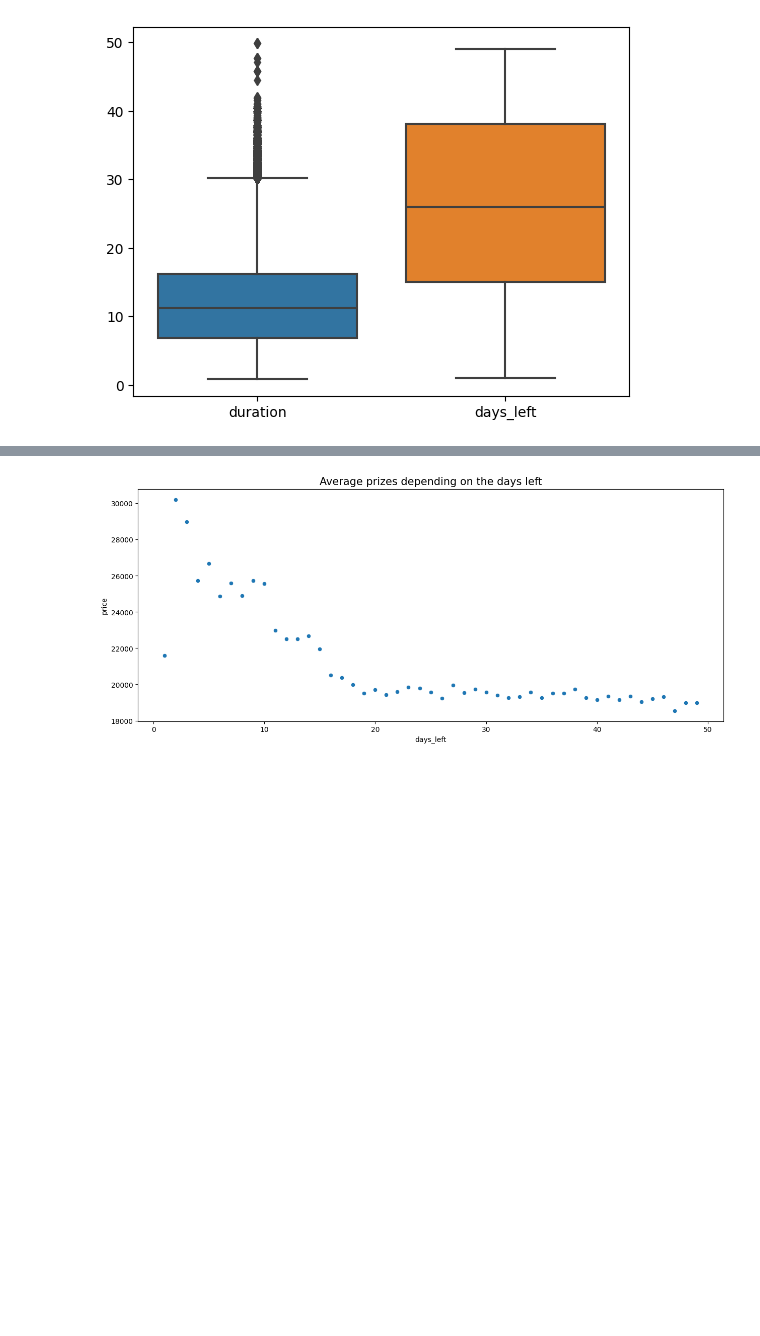
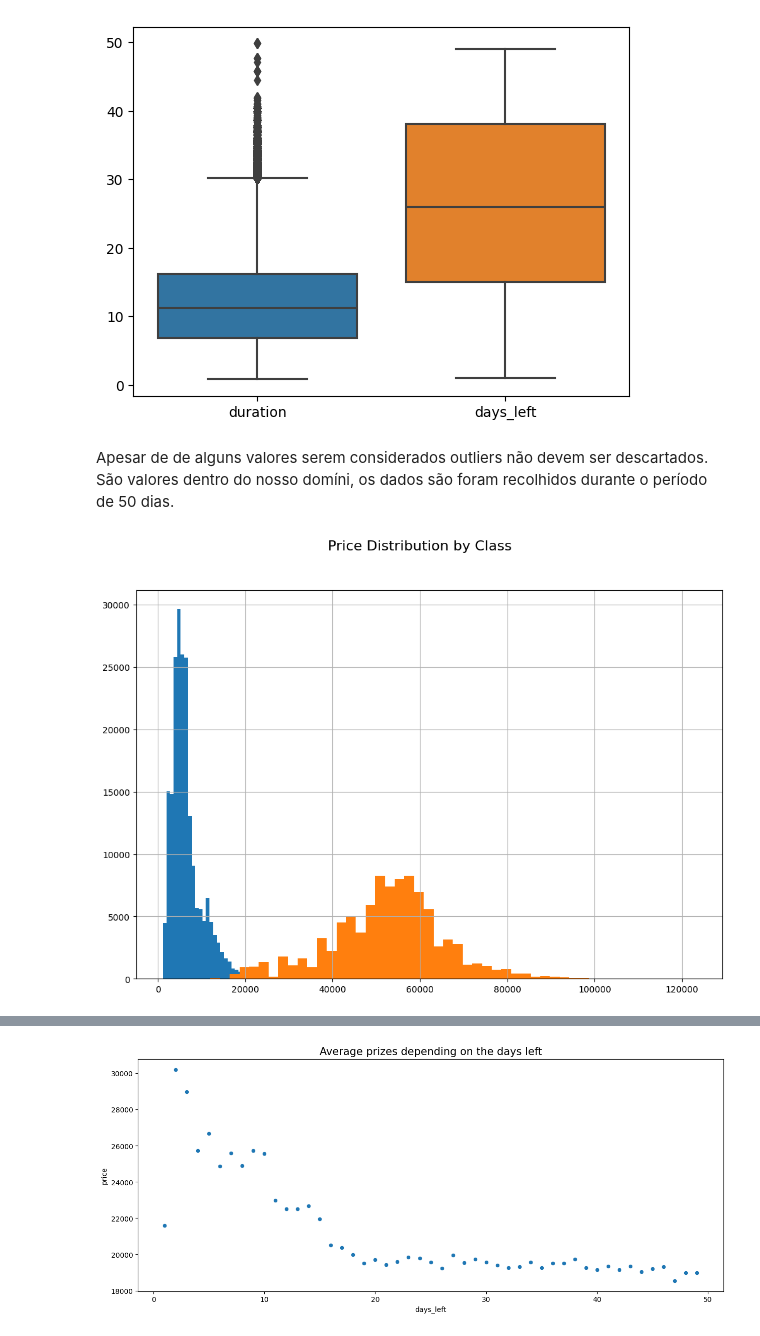
Before and after one commit to telmomaciel9/DAA-Project, a Jupyter notebook: dataset-grupo/flightprediction.ipynb, the cells around one changed output, grey strips where cells are left out. Saved outputs shown, nothing was run; the diff lists cells and outputs as text; code cells hidden in the pictures; blank space fills up the shorter version.

```diff
--- a/dataset-grupo/flightprediction.ipynb
+++ b/dataset-grupo/flightprediction.ipynb
@@ -237,6 +249,17 @@ sns.boxplot(data=df[num_columns])
 # %% [output]
 <Axes: >
 [figure]
+# %% [markdown]
+Apesar de de alguns valores serem considerados outliers não devem ser descartados. São valores dentro do nosso domíni, os dados são foram recolhidos durante o período de 50 dias.
+# %%
+buss = df.drop(df[(df['class'] == 'Business')].index)
+eco  = df.drop(df[(df['class'] == 'Economy')].index)
+buss['price'].hist(bins=50, figsize=(12,8))
+eco ['price'].hist(bins=50, figsize=(12,8))
+plt.suptitle('Price Distribution by Class', fontsize=16)
+plt.show()
+# %% [output]
+[figure, added]
 # %%
 plt.figure(figsize=(20, 10))
 sns.barplot(x='airline',y='price',hue="class",data=df.sort_values("price")).set_title('Airline prices based on the class and company',fontsize=20)
```
Also changed, not shown: parts of 6 cells of this notebook.
